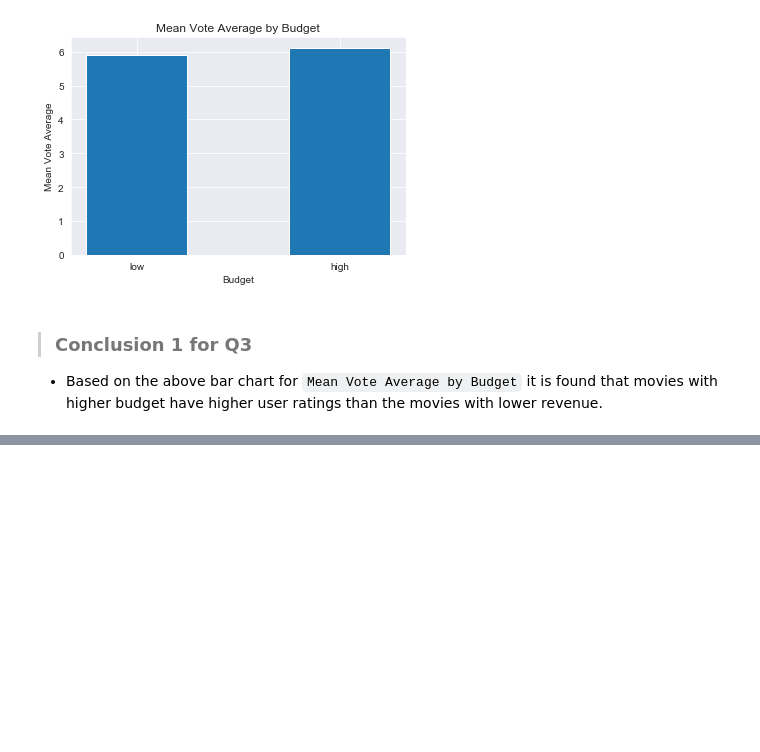
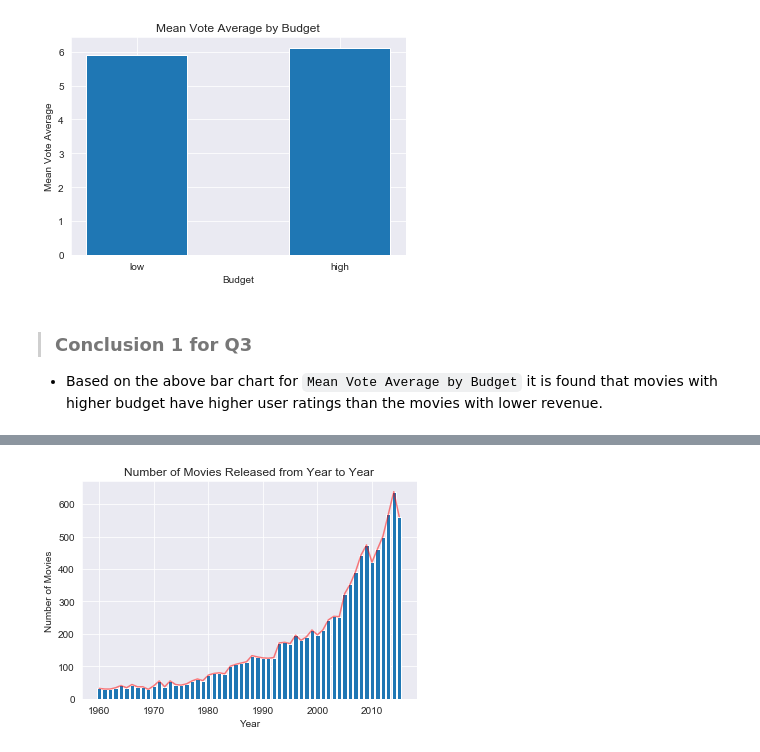
Before and after one commit to ManideepTelukuntla/Investigate-TMDB-Movie-Data, a Jupyter notebook: InvestigateTMDBMovieData.ipynb, the cells around one changed output, grey strips where cells are left out. Cells and saved outputs as stored; diff of their text form; code cells hidden in the pictures; blank space fills up the shorter version.

```diff
--- a/InvestigateTMDBMovieData.ipynb
+++ b/InvestigateTMDBMovieData.ipynb
@@ -447,0 +483,4 @@ plot_chart(locations, labels, heights, xlabel, ylabel, title, width = 0.5)
+# %%
+# calculate number of movies from year to year
+no_movies_by_years = movie_df.groupby(['release_year']).count()['id']
+no_movies_by_years.head()
@@ -447,0 +499,10 @@ plot_chart(locations, labels, heights, xlabel, ylabel, title, width = 0.5)
+# %%
+# plot for number of movies from year to year
+plt.bar(no_movies_by_years.index, no_movies_by_years.values)
+plt.plot(no_movies_by_years, color = 'r', alpha = 0.5)
+plt.xlabel('Year')
+plt.ylabel('Number of Movies')
+plt.title('Number of Movies Released from Year to Year')
+plt.show()
+# %% [output]
+[figure, added]
```
Also changed, not shown: parts of 13 cells of this notebook.
